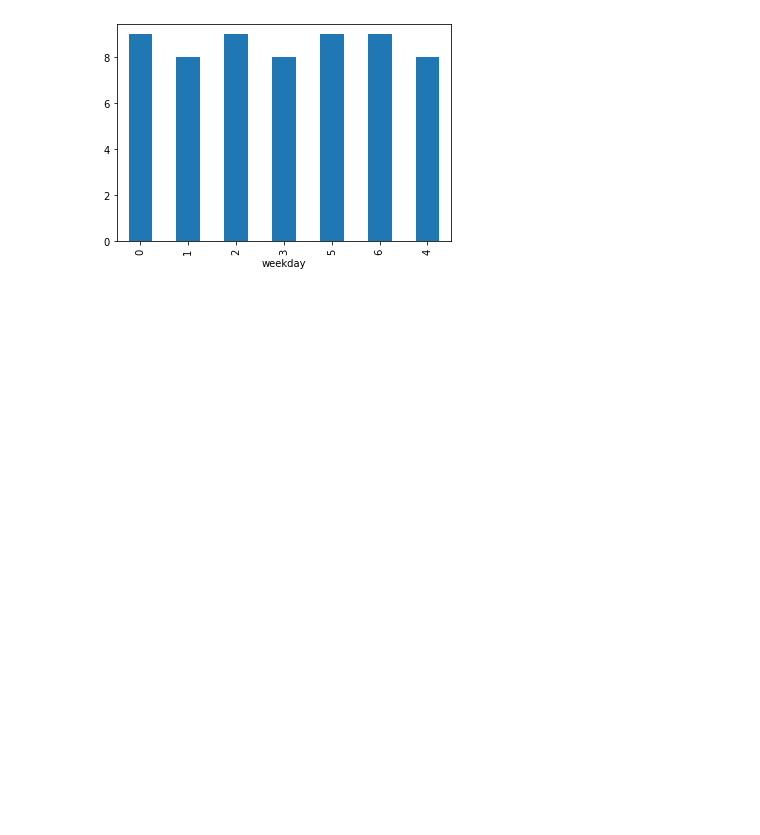
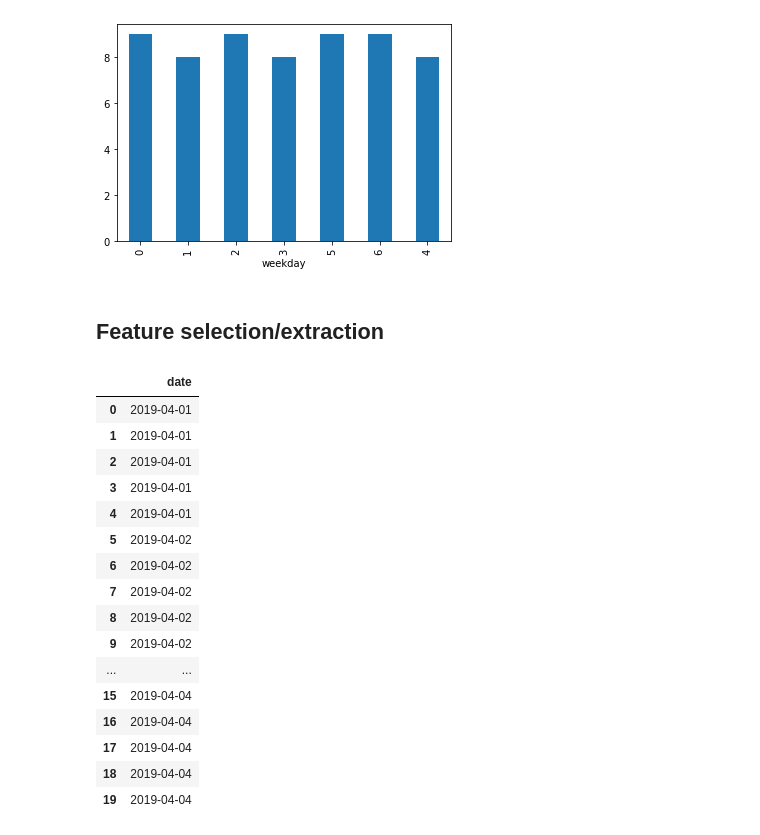
Before and after one commit to michalmullen/machine-learning, a Jupyter notebook: notebooks/coffeeShopAD.ipynb, the cells around one changed output. Cells and saved outputs as stored; diff of their text form; code cells hidden in the pictures; blank space fills up the shorter version.

```diff
--- a/notebooks/coffeeShopAD.ipynb
+++ b/notebooks/coffeeShopAD.ipynb
@@ -94,3 +95,26 @@ for i in range(69, 74):
 [figure]
 [figure]
 [figure]
+# %% [markdown]
+## Feature selection/extraction
+# %%
+x = dataset[['date']]
+x[0:20]
+# %% [output]
+|  | date |
+| 0 | 2019-04-01 |
+| 1 | 2019-04-01 |
+| 2 | 2019-04-01 |
+| 3 | 2019-04-01 |
+| 4 | 2019-04-01 |
+| 5 | 2019-04-02 |
+| 6 | 2019-04-02 |
+| 7 | 2019-04-02 |
+| 8 | 2019-04-02 |
+| 9 | 2019-04-02 |
+| ... | ... |
+| 15 | 2019-04-04 |
+| 16 | 2019-04-04 |
+| 17 | 2019-04-04 |
+| 18 | 2019-04-04 |
+| 19 | 2019-04-04 |
```
Also changed, not shown: parts of 7 cells of this notebook.
